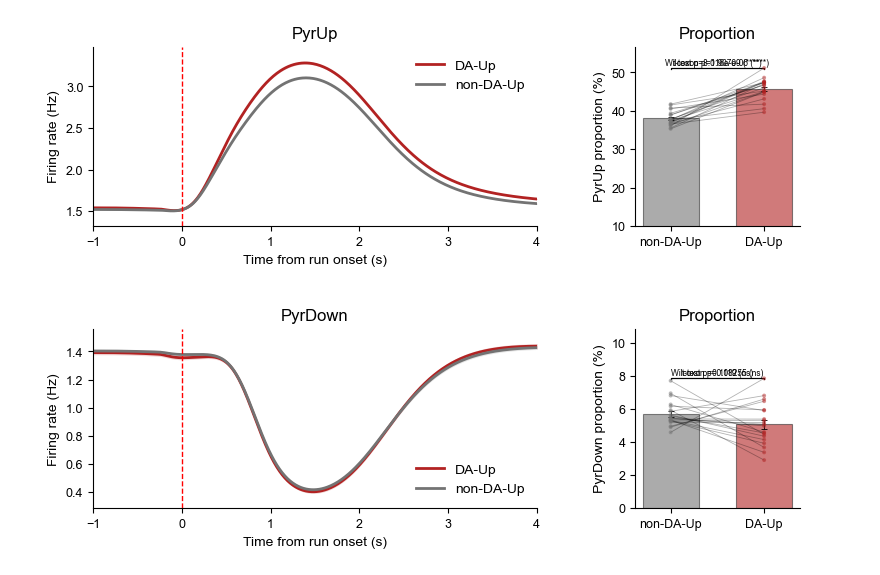
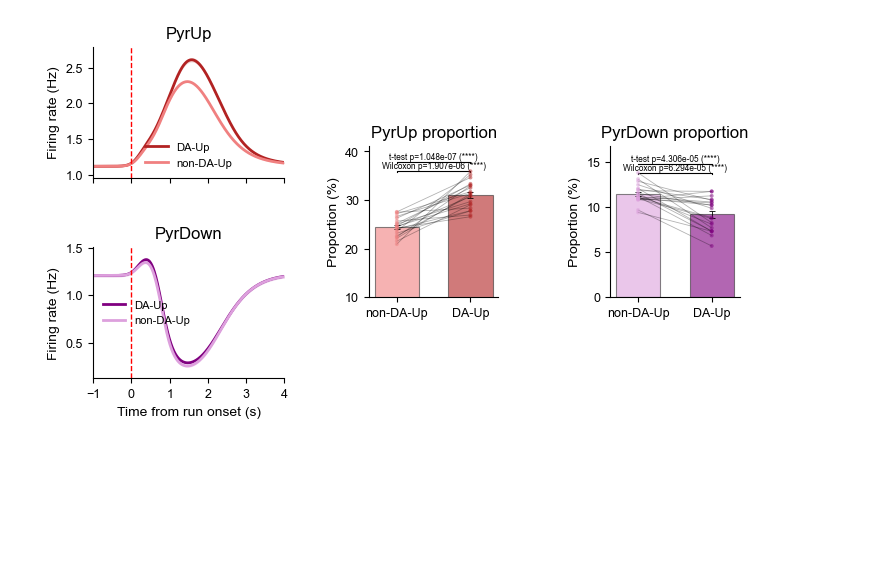
Before and after one commit to dinghaoluo/code_mpfi_dinghao, a Jupyter notebook: modelling_code/general_model_v2.ipynb, the cells around one changed output. Drawn from its saved outputs; the diff is of its cells as text; code cells hidden in the pictures; blank space fills up the shorter version.

```diff
--- a/modelling_code/general_model_v2.ipynb
+++ b/modelling_code/general_model_v2.ipynb
@@ -1066,59 +1176,61 @@ This panel uses the baseline condition only. It compares the DA-targeted and non
 # %%
-fig = plt.figure(figsize=(7.6, 5.3), constrained_layout=True)
-gs = fig.add_gridspec(2, 2, width_ratios=[3.1, 1.15], wspace=0.14, hspace=0.16)
-ax_up = fig.add_subplot(gs[0, 0])
-ax_down = fig.add_subplot(gs[1, 0])
-ax_up_bar = fig.add_subplot(gs[0, 1])
-ax_down_bar = fig.add_subplot(gs[1, 1])
+up_non_targ_color = 'lightcoral'
+up_targ_color = class_colors['is_up']
+down_non_targ_color = 'plum'
+down_targ_color = class_colors['is_down']
 
-plot_mean_sem(ax_up, results['t'], results['da_up_traces'], condition_colors['da_targeted'], 'DA-Up')
-plot_mean_sem(ax_up, results['t'], results['non_da_up_traces'], condition_colors['not_targeted'], 'non-DA-Up')
-ax_up.axvline(0, linestyle='--', color='red', linewidth=1)
-ax_up.set_xlim([-1.0, 4.0])
-ax_up.set_xlabel('Time from run onset (s)')
-ax_up.set_ylabel('Firing rate (Hz)')
-set_trace_ylim(ax_up, results['da_up_traces'], results['non_da_up_traces'], pad_frac=0.10, lower_floor=0.0)
-ax_up.set_title('PyrUp')
-ax_up.legend(frameon=False)
-ax_up.spines['top'].set_visible(False)
-ax_up.spines['right'].set_visible(False)
+fig, ax_up, ax_down, ax_up_bar, ax_down_bar = build_experiment_axes()
 
-plot_mean_sem(ax_down, results['t'], results['da_down_traces'], condition_colors['da_targeted'], 'DA-Up')
-plot_mean_sem(ax_down, results['t'], results['non_da_down_traces'], condition_colors['not_targeted'], 'non-DA-Up')
-ax_down.axvline(0, linestyle='--', color='red', linewidth=1)
-ax_down.set_xlim([-1.0, 4.0])
-ax_down.set_xlabel('Time from run onset (s)')
-ax_down.set_ylabel('Firing rate (Hz)')
-set_trace_ylim(ax_down, results['da_down_traces'], results['non_da_down_traces'], pad_frac=0.10, lower_floor=0.0)
-ax_down.set_title('PyrDown')
-ax_down.legend(frameon=False)
-ax_down.spines['top'].set_visible(False)
-ax_down.spines['right'].set_visible(False)
+da_up_plot, non_da_up_plot = match_paired_pre_baseline(results['da_up_traces'], results['non_da_up_traces'], results['t'], p.pre_window)
+da_down_plot, non_da_down_plot = match_paired_pre_baseline(results['da_down_traces'], results['non_da_down_traces'], results['t'], p.pre_window)
 
-pf.plot_bar_with_paired_scatter(
+plot_trace_pair(
+    ax_up,
+    results['t'],
+    da_up_plot,
+    non_da_up_plot,
+    up_targ_color,
+    up_non_targ_color,
+    'DA-Up',
+    'non-DA-Up',
+    'PyrUp',
+    show_xlabel=False,
+)
+plot_trace_pair(
+    ax_down,
+    results['t'],
+    da_down_plot,
+    non_da_down_plot,
+    down_targ_color,
+    down_non_targ_color,
+    'DA-Up',
+    'non-DA-Up',
+    'PyrDown',
+    show_xlabel=True,
+)
+
+plot_paired_bar_panel(
     ax_up_bar,
     results['stats']['p_up_not_targeted'],
     results['stats']['p_up_da_targeted'],
-    colors=(condition_colors['not_targeted'], condition_colors['da_targeted']),
-    title='Proportion',
-    ylabel='PyrUp proportion (%)',
-    xticklabels=('non-DA-Up', 'DA-Up'),
-    ylim=paired_ylim(results['stats']['p_up_not_targeted'], results['stats']['p_up_da_targeted'], min_pad=3.0, anchor_floor=10.0),
+    up_non_targ_color,
+    up_targ_color,
+    'PyrUp proportion',
+    ('non-DA-Up', 'DA-Up'),
+    10.0,
 )
-
-pf.plot_bar_with_paired_scatter(
+plot_paired_bar_panel(
     ax_down_bar,
     results['stats']['p_down_not_targeted'],
     results['stats']['p_down_da_targeted'],
-    colors=(condition_colors['not_targeted'], condition_colors['da_targeted']),
-    title='Proportion',
-    ylabel='PyrDown proportion (%)',
-    xticklabels=('non-DA-Up', 'DA-Up'),
-    ylim=paired_ylim(results['stats']['p_down_not_targeted'], results['stats']['p_down_da_targeted'], min_pad=3.0, anchor_floor=0.0),
+    down_non_targ_color,
+    down_targ_color,
+    'PyrDown proportion',
+    ('non-DA-Up', 'DA-Up'),
+    0.0,
 )
 
-for ext in ['.png', '.pdf']:
-    fig.savefig(PLOT_SAVE_DIR / f'general_model_experiment_2_da_targeted_subsets{ext}', dpi=300, bbox_inches='tight')
+save_figure_bundle(fig, 'general_model_experiment_2_da_targeted_subsets')
 
 plt.show()
 
@@ -1140,2 +1252,2 @@ ttest p = 0.11193341262498431
-[figure, old version]
+[figure, new version]
 DA-targeting summary (mean +/- SEM):
```
Also changed, not shown: parts of 21 cells of this notebook, 19 other files.
